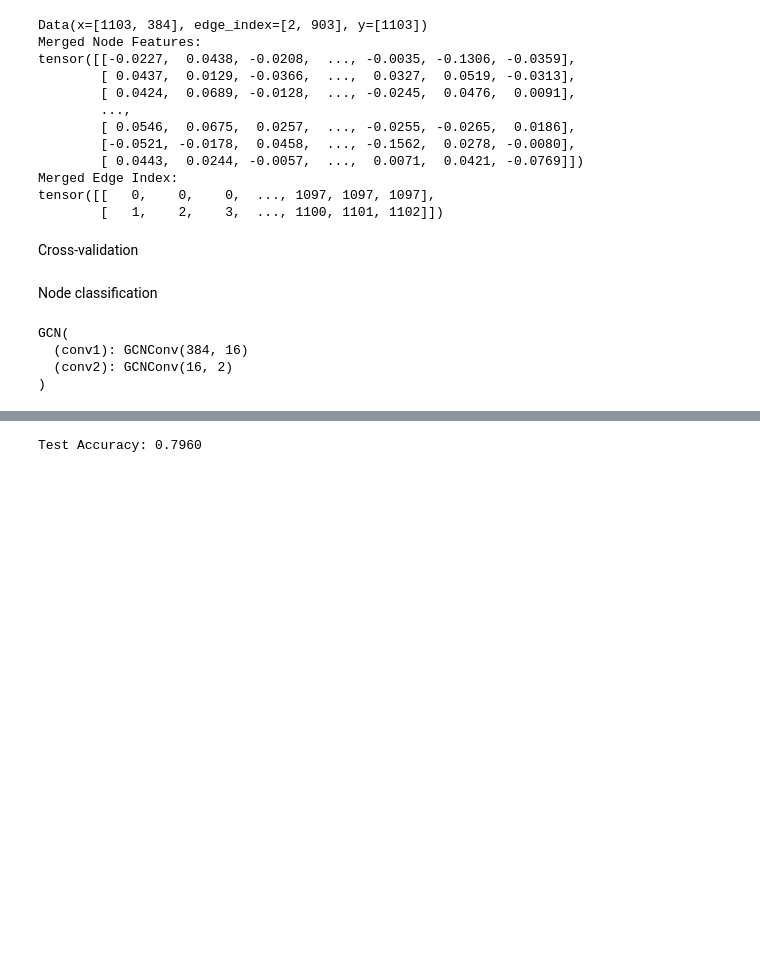
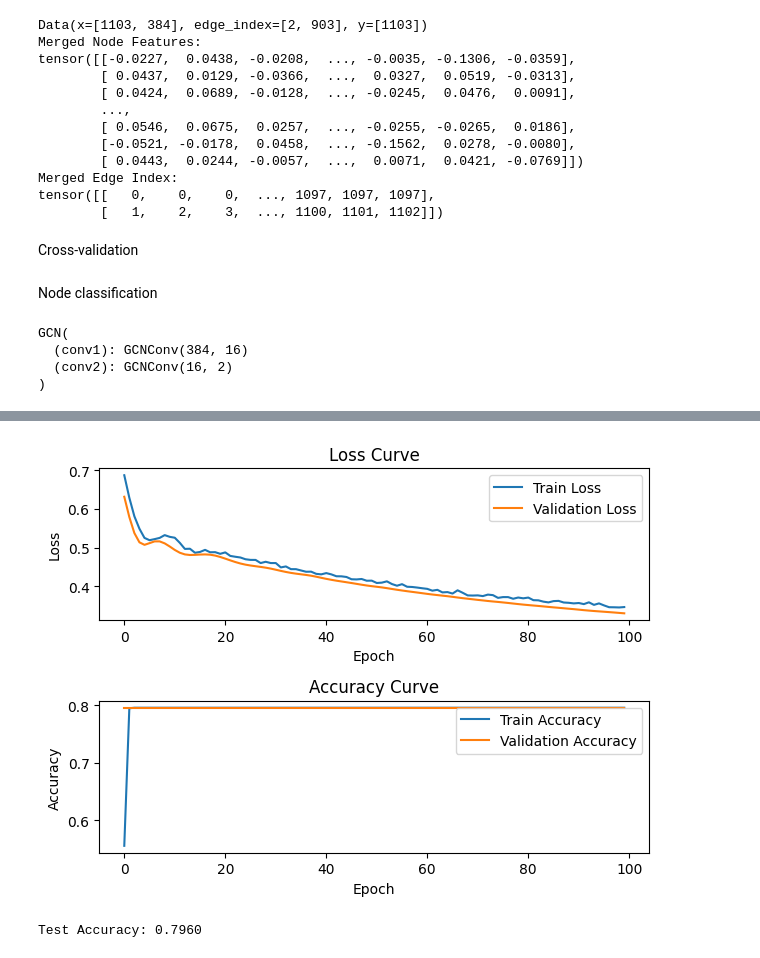
Before and after one commit to 29379/GNN_application_in_hate_speech_detection, a Jupyter notebook: graphs_from_post_comments.ipynb, the cells around one changed output, grey strips where cells are left out. Drawn from its saved outputs; the diff is of its cells as text; code cells hidden in the pictures; blank space fills up the shorter version.

Commit message:
learning curve

```diff
--- a/graphs_from_post_comments.ipynb
+++ b/graphs_from_post_comments.ipynb
@@ -502,6 +502,9 @@ criterion = torch.nn.CrossEntropyLoss()
 
 data = merged_graph
 
+train_loss_list, train_acc_list, val_loss_list, val_acc_list = [], [], [], []
+epoch_num = 101
+
 def train():
     model.train()
     optimizer.zero_grad()  # Clear gradients.
@@ -509,18 +512,51 @@ def train():
     loss = criterion(out, data.y.long())  # Compute the loss for the training dataset.
     loss.backward()  # Derive gradients.
     optimizer.step()  # Update parameters based on gradients.
+
+    # Calculate training accuracy
+    pred = out.argmax(dim=1)  # Use the class with the highest probability
+    train_correct = pred == data.y.long()  # Compare predictions with true labels
+    train_acc = int(train_correct.sum()) / len(data.y)  # Calculate accuracy
+
+    train_loss_list.append(loss.item())  # Append training loss to the list
+    train_acc_list.append(train_acc)    # Append training accuracy to the list
     return loss
 
 def test():
     model.eval()
-    out = model(data.x, data.edge_index)
-    pred = out.argmax(dim=1)  # Use the class with highest probability.
-    test_correct = pred == data.y.long()  # Check against ground-truth labels.
-    test_acc = int(test_correct.sum()) / len(data.y)  # Derive ratio of correct predictions.
+    with torch.no_grad():  # No gradients for evaluation
+        out = model(data.x, data.edge_index)  # Forward pass
+        loss = criterion(out, data.y.long())  # Compute evaluation loss
+
+        # Calculate test accuracy
+        pred = out.argmax(dim=1)  # Use the class with the highest probability
+        test_correct = pred == data.y.long()  # Compare predictions with true labels
+        test_acc = int(test_correct.sum()) / len(data.y)  # Calculate accuracy
+
+    val_loss_list.append(loss.item())  # Append validation loss to the list
+    val_acc_list.append(test_acc)     # Append validation accuracy to the list
     return test_acc
 
-for epoch in range(1, 101):
+for epoch in range(1, epoch_num):
     loss = train()  # Pass the training dataset to train function.
     test_acc = test()  # Pass the test dataset to test function.
-    print(f'Epoch: {epoch:03d}, Loss: {loss:.4f}, Test Accuracy: {test_acc:.4f}')
+    #print(f'Epoch: {epoch:03d}, Loss: {loss:.4f}, Test Accuracy: {test_acc:.4f}')
+
+# Plot learning curve
+plt.subplot(2,1,1)
+plt.plot(train_loss_list, label='Train Loss')
+plt.plot(val_loss_list, label='Validation Loss')
+plt.xlabel('Epoch')
+plt.ylabel('Loss')
+plt.title('Loss Curve')
+plt.legend()
+plt.subplot(2,1,2)
+plt.plot(train_acc_list, label='Train Accuracy')
+plt.plot(val_acc_list, label='Validation Accuracy')
+plt.xlabel('Epoch')
+plt.ylabel('Accuracy')
+plt.title('Accuracy Curve')
+plt.legend()
+plt.tight_layout()
+plt.show()
 # %% [output]
@@ -544,3 +563,4 @@ Epoch: 100, Loss: 0.3466, Test Accuracy: 0.7960
+[figure, added]
 # %%
 test_acc = test()
 print(f'Test Accuracy: {test_acc:.4f}')
```
Also changed, not shown: parts of 2 cells of this notebook.
